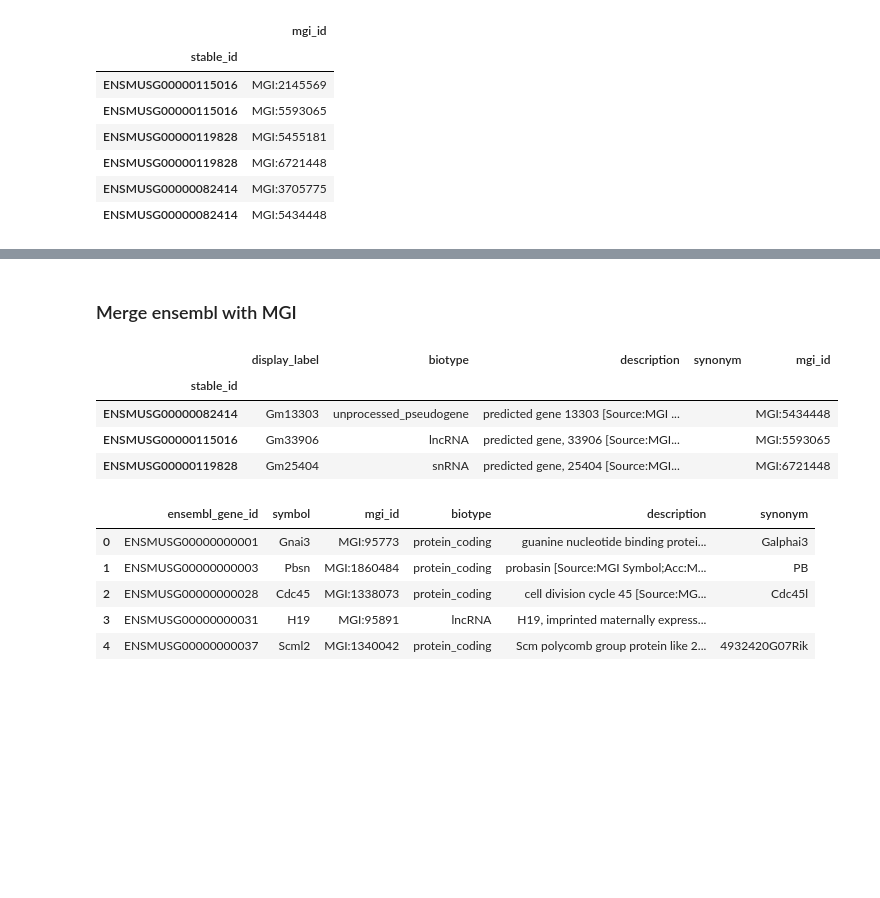
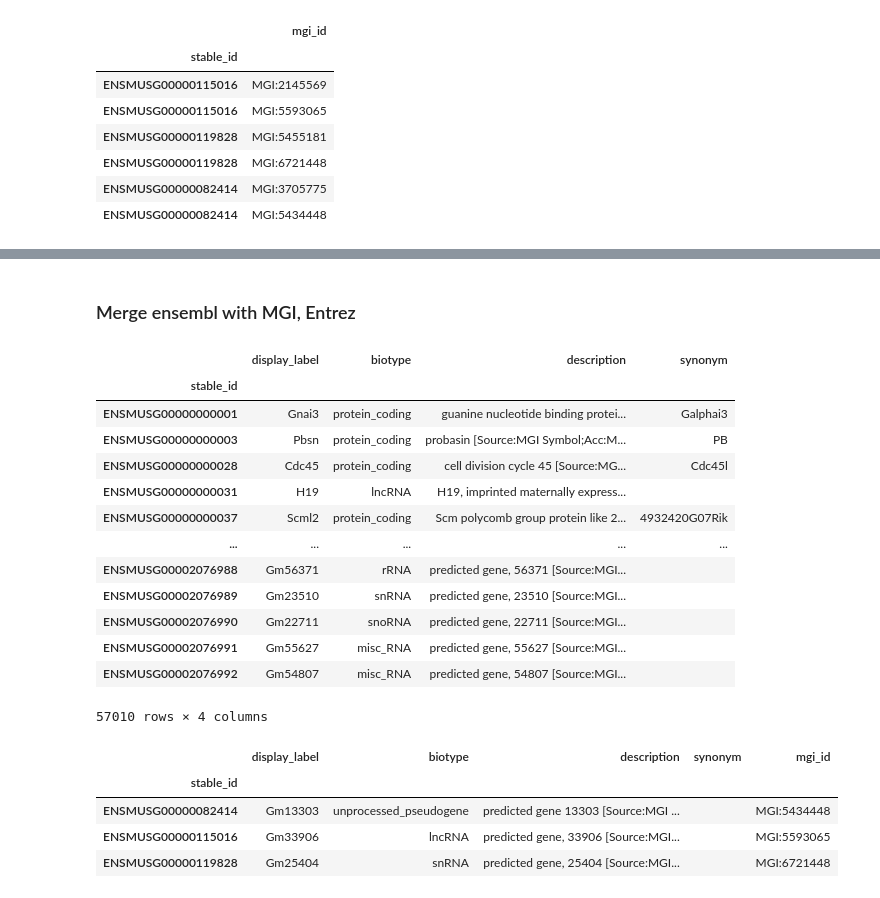
Before and after one commit to laminlabs/bionty-assets, a Jupyter notebook: docs/ingest/gene-ensembl-release-109.ipynb, the cells around one changed output, grey strips where cells are left out. Saved outputs shown, nothing was run; the diff lists cells and outputs as text; code cells hidden in the pictures; blank space fills up the shorter version.

```diff
--- a/docs/ingest/gene-ensembl-release-109.ipynb
+++ b/docs/ingest/gene-ensembl-release-109.ipynb
@@ -325,3 +360,20 @@ dup
 # %% [markdown]
-### Merge ensembl with MGI
+### Merge ensembl with MGI, Entrez
+# %%
+results_core_group
+# %% [output]
+|  | display_label | biotype | description | synonym |
+| stable_id |  |  |  |  |
+| ENSMUSG00000000001 | Gnai3 | protein_coding | guanine nucleotide binding protei... | Galphai3 |
+| ENSMUSG00000000003 | Pbsn | protein_coding | probasin [Source:MGI Symbol;Acc:M... | PB |
+| ENSMUSG00000000028 | Cdc45 | protein_coding | cell division cycle 45 [Source:MG... | Cdc45l |
+| ENSMUSG00000000031 | H19 | lncRNA | H19, imprinted maternally express... |  |
+| ENSMUSG00000000037 | Scml2 | protein_coding | Scm polycomb group protein like 2... | 4932420G07Rik |
+| ... | ... | ... | ... | ... |
+| ENSMUSG00002076988 | Gm56371 | rRNA | predicted gene, 56371 [Source:MGI... |  |
+| ENSMUSG00002076989 | Gm23510 | snRNA | predicted gene, 23510 [Source:MGI... |  |
+| ENSMUSG00002076990 | Gm22711 | snoRNA | predicted gene, 22711 [Source:MGI... |  |
+| ENSMUSG00002076991 | Gm55627 | misc_RNA | predicted gene, 55627 [Source:MGI... |  |
+| ENSMUSG00002076992 | Gm54807 | misc_RNA | predicted gene, 54807 [Source:MGI... |  |
+57010 rows × 4 columns
 # %%
@@ -337,14 +390,24 @@ df[df.index.duplicated()]
 # %%
 df = df.reset_index()
 df.rename(
-    columns={"stable_id": "ensembl_gene_id", "display_label": "symbol"}, inplace=True
+    columns={
+        "stable_id": "ensembl_gene_id",
+        "display_label": "symbol",
+        "synonym": "synonyms",
+    },
+    inplace=True,
 )
-df = df[["ensembl_gene_id", "symbol", "mgi_id", "biotype", "description", "synonym"]]
-df.head()
+df = df[
+    [
+        "ensembl_gene_id",
+        "symbol",
+        "ncbi_gene_id",
+        "mgi_id",
+        "biotype",
+        "description",
+        "synonyms",
+    ]
+]
+
+df = df[~df["ensembl_gene_id"].isnull()]
+df = df.sort_values("ensembl_gene_id").reset_index(drop=True)
-# %% [output]
-|  | ensembl_gene_id | symbol | mgi_id | biotype | description | synonym |
-| 0 | ENSMUSG00000000001 | Gnai3 | MGI:95773 | protein_coding | guanine nucleotide binding protei... | Galphai3 |
-| 1 | ENSMUSG00000000003 | Pbsn | MGI:1860484 | protein_coding | probasin [Source:MGI Symbol;Acc:M... | PB |
-| 2 | ENSMUSG00000000028 | Cdc45 | MGI:1338073 | protein_coding | cell division cycle 45 [Source:MG... | Cdc45l |
-| 3 | ENSMUSG00000000031 | H19 | MGI:95891 | lncRNA | H19, imprinted maternally express... |  |
-| 4 | ENSMUSG00000000037 | Scml2 | MGI:1340042 | protein_coding | Scm polycomb group protein like 2... | 4932420G07Rik |
```
Also changed, not shown: parts of 13 cells of this notebook, 2 other files.
